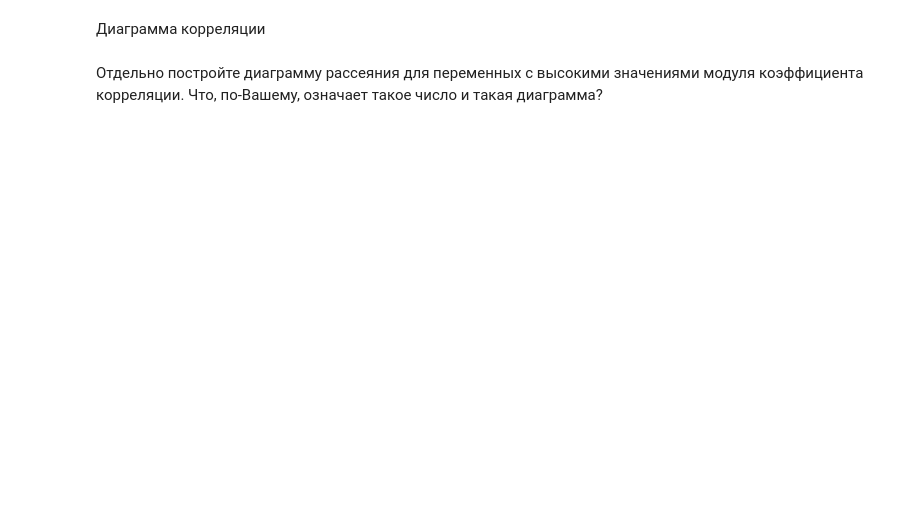
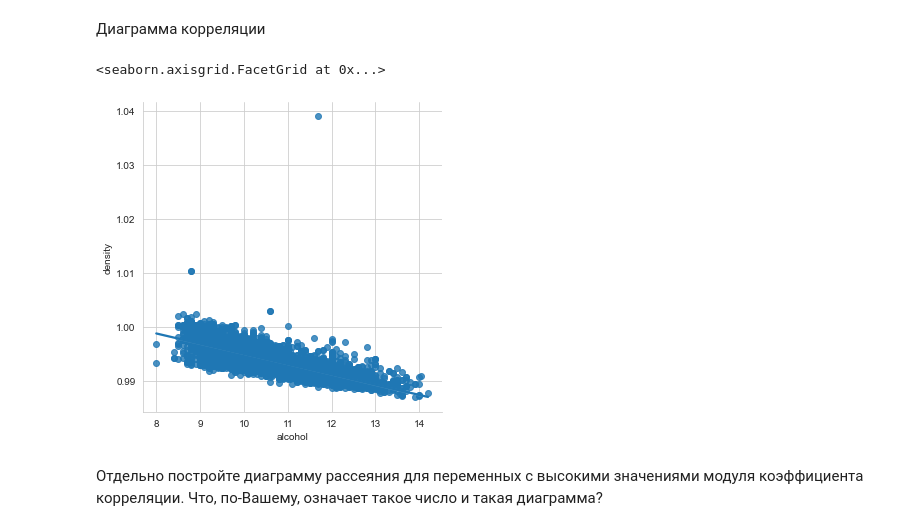
Before and after one commit to Breakdown08/jupyter, a Jupyter notebook: ЛР_№3_Корреляция_и_регрессия.ipynb, the cells around one changed output. Saved outputs shown, nothing was run; the diff lists cells and outputs as text; code cells hidden in the pictures; blank space fills up the shorter version.

```diff
--- a/ЛР_№3_Корреляция_и_регрессия.ipynb
+++ b/ЛР_№3_Корреляция_и_регрессия.ipynb
@@ -50,6 +89,10 @@ ValueError: hist method requires numerical or datetime columns, nothing to plot.
 Диаграмма корреляции
 # %%
 #  Ваш код здесь
+sns.lmplot(x="alcohol",y="density",data=wine)
+# %% [output]
+<seaborn.axisgrid.FacetGrid at 0x...>
+[figure, added]
 # %% [markdown]
 Отдельно постройте диаграмму рассеяния для переменных с высокими значениями модуля коэффициента корреляции. Что, по-Вашему, означает такое число и такая диаграмма?
 # %%
```
Also changed, not shown: parts of 32 cells of this notebook.
